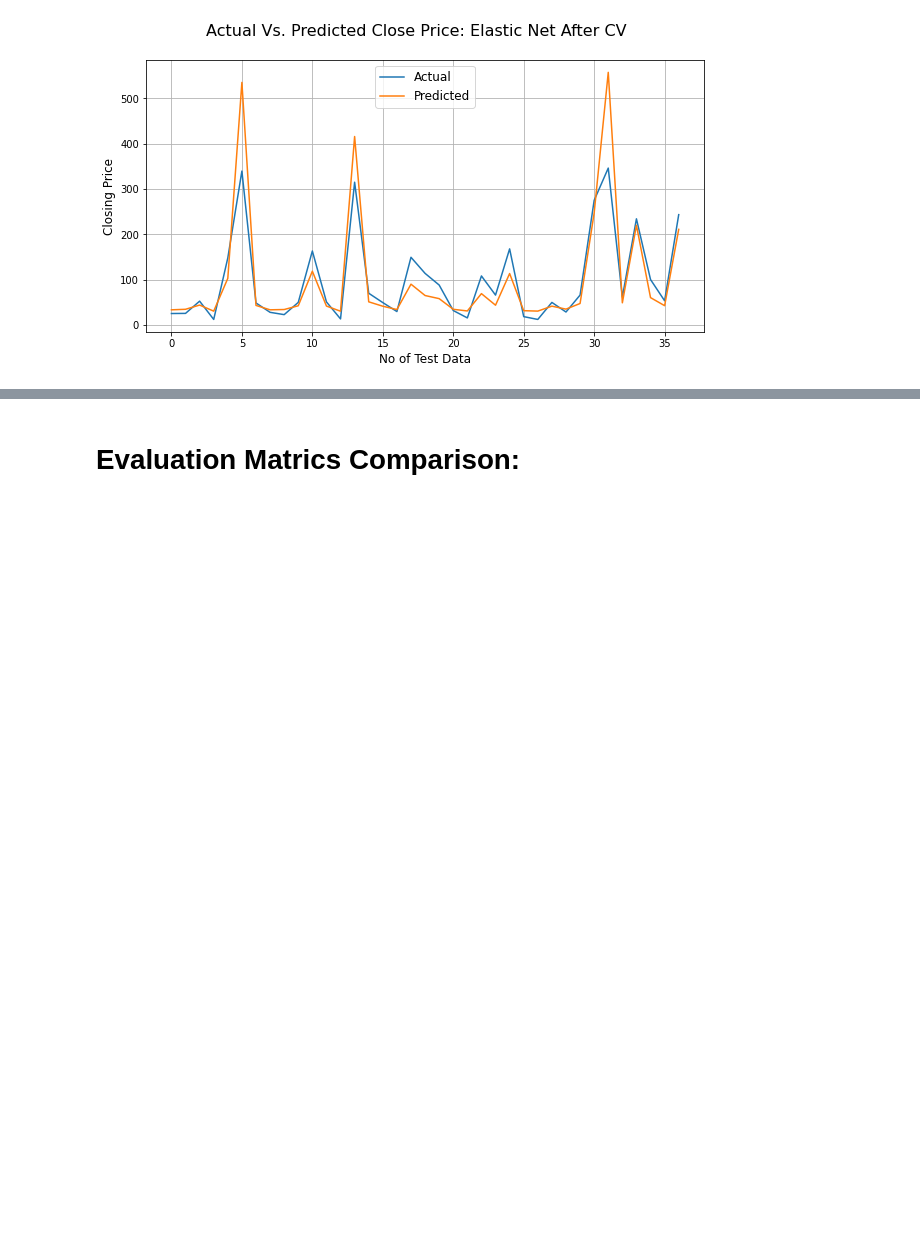
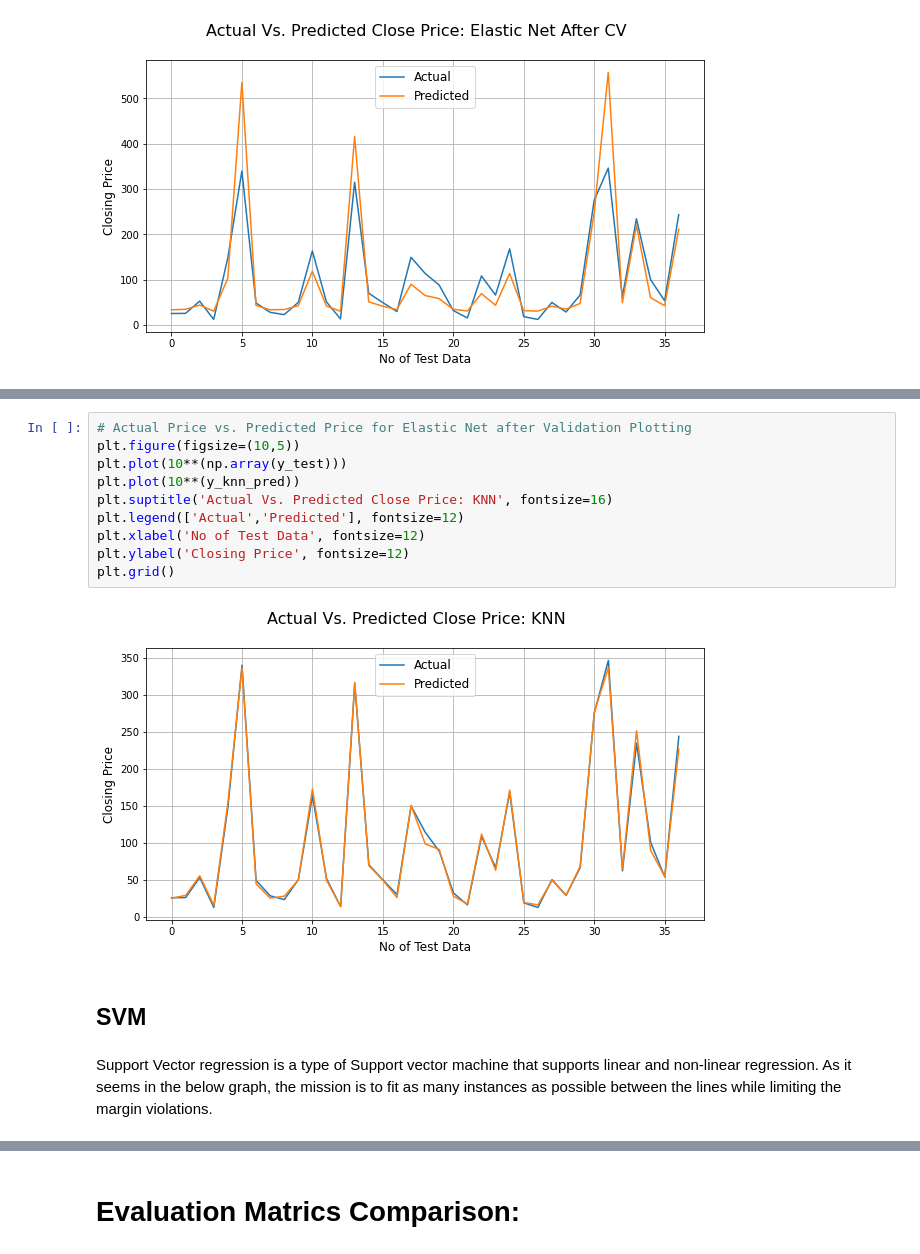
Before and after one commit to Mahima2208/YesBank_Stock_Closing_Price_Prediction, a Jupyter notebook: Yes_Bank.ipynb, the cells around one changed output, grey strips where cells are left out. Saved outputs shown, nothing was run; the diff lists cells and outputs as text; blank space fills up the shorter version.

```diff
--- a/Yes_Bank.ipynb
+++ b/Yes_Bank.ipynb
@@ -1119,0 +1177,16 @@ plt.grid()
+# %%
+# Actual Price vs. Predicted Price for Elastic Net after Validation Plotting
+plt.figure(figsize=(10,5))
+plt.plot(10**(np.array(y_test)))
+plt.plot(10**(y_knn_pred))
+plt.suptitle('Actual Vs. Predicted Close Price: KNN', fontsize=16)
+plt.legend(['Actual','Predicted'], fontsize=12)
+plt.xlabel('No of Test Data', fontsize=12)
+plt.ylabel('Closing Price', fontsize=12)
+plt.grid()
+# %% [output]
+[figure, added]
+# %% [markdown]
+## **SVM**
+# %% [markdown]
+Support Vector regression is a type of Support vector machine that supports linear and non-linear regression. As it seems in the below graph, the mission is to fit as many instances as possible between the lines while limiting the margin violations.
```
Also changed, not shown: parts of 26 cells of this notebook.
